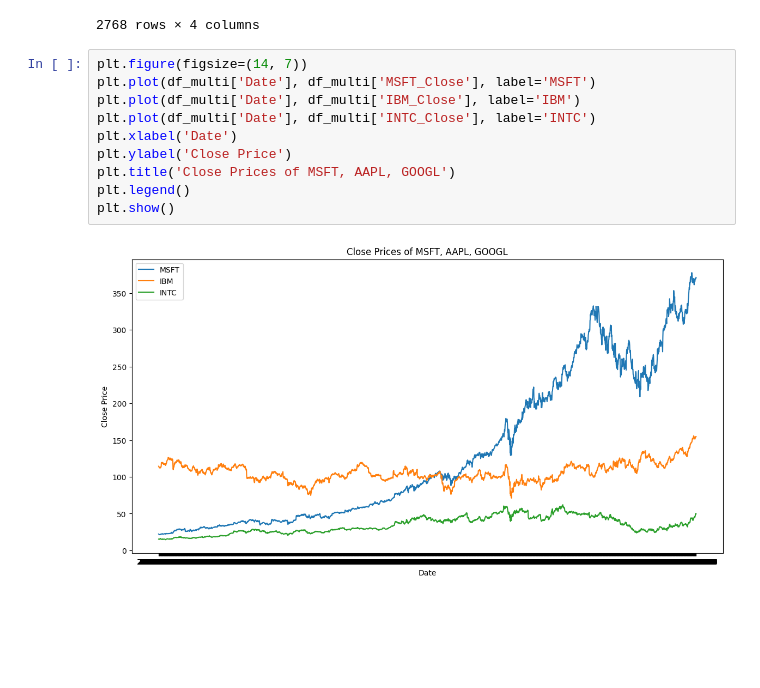
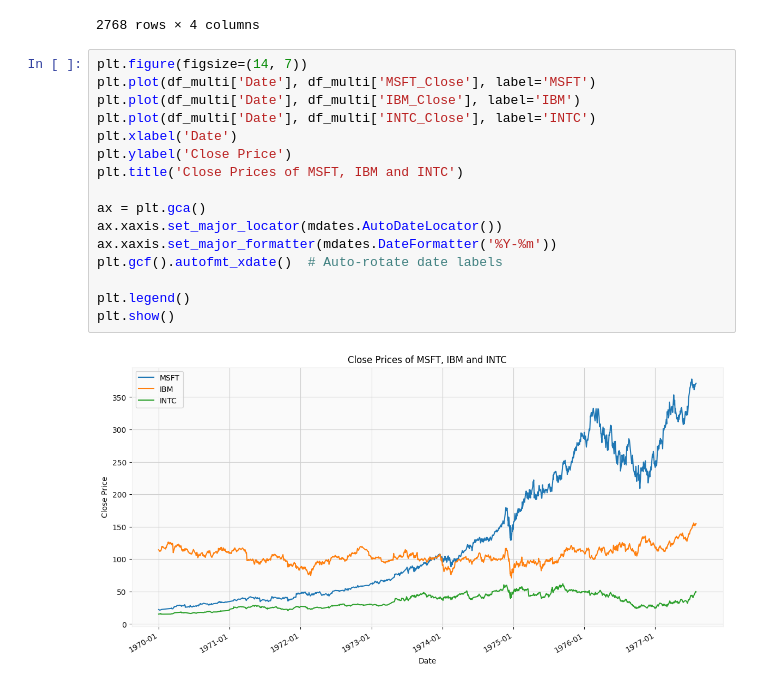
Before and after one commit to GinHikat/OmniTS_for_Stock, a Jupyter notebook: notebooks/visualization.ipynb, the cells around one changed output. Saved outputs shown, nothing was run; the diff lists cells and outputs as text; blank space fills up the shorter version.

```diff
--- a/notebooks/visualization.ipynb
+++ b/notebooks/visualization.ipynb
@@ -253,12 +415,18 @@ df_multi
 # %%
 plt.figure(figsize=(14, 7))
 plt.plot(df_multi['Date'], df_multi['MSFT_Close'], label='MSFT')
 plt.plot(df_multi['Date'], df_multi['IBM_Close'], label='IBM')
 plt.plot(df_multi['Date'], df_multi['INTC_Close'], label='INTC')
 plt.xlabel('Date')
 plt.ylabel('Close Price')
-plt.title('Close Prices of MSFT, AAPL, GOOGL')
+plt.title('Close Prices of MSFT, IBM and INTC')
+
+ax = plt.gca()
+ax.xaxis.set_major_locator(mdates.AutoDateLocator())
+ax.xaxis.set_major_formatter(mdates.DateFormatter('%Y-%m'))
+plt.gcf().autofmt_xdate()  # Auto-rotate date labels
+
 plt.legend()
 plt.show()
 # %% [output]
-[figure, old version]
+[figure, new version]
```
Also changed, not shown: parts of 17 cells of this notebook, 1 other file.
